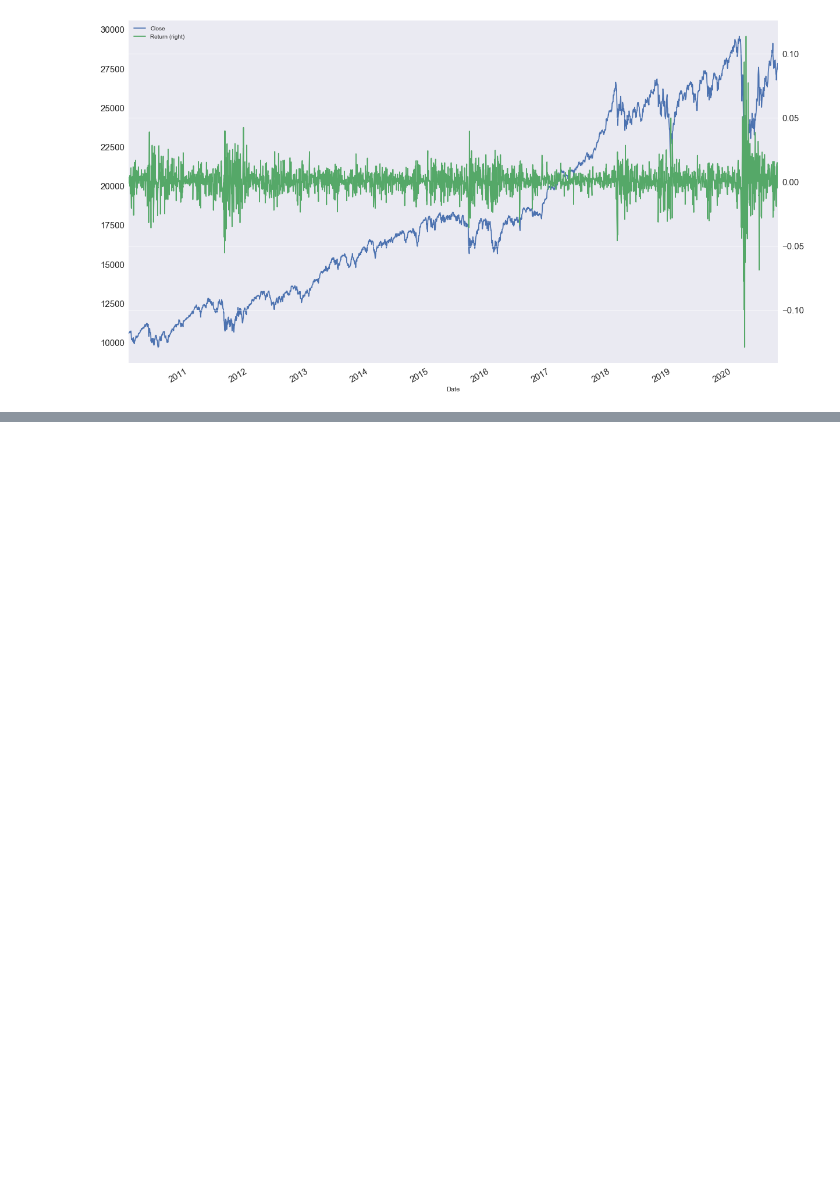
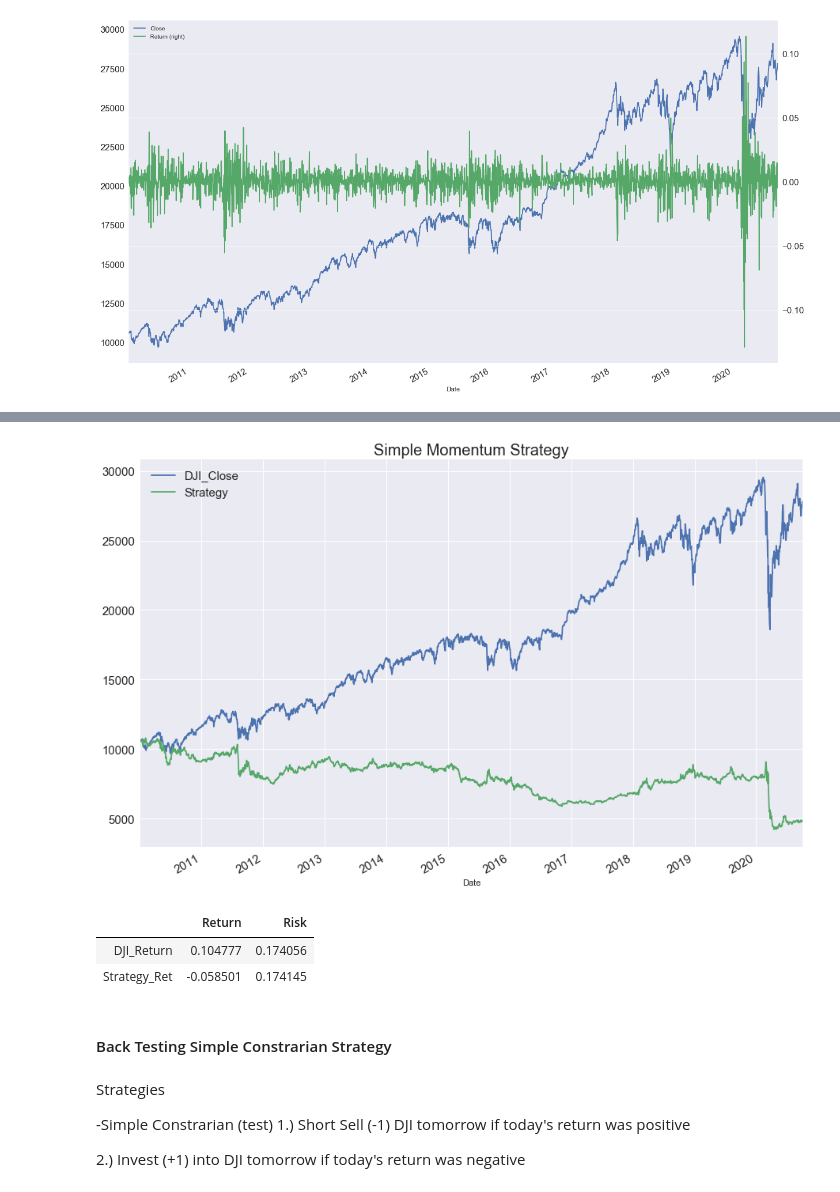
Before and after one commit to Dantarshi/DJI--Trading-Strategies-, a Jupyter notebook: DJI Strategy.ipynb, the cells around one changed output, grey strips where cells are left out. Saved outputs shown, nothing was run; the diff lists cells and outputs as text; code cells hidden in the pictures; blank space fills up the shorter version.

```diff
--- a/DJI Strategy.ipynb
+++ b/DJI Strategy.ipynb
@@ -486,3 +486,7 @@ df_dji.plot(figsize = (20, 12), secondary_y = "Return", mark_right = True, fonts
 plt.show()
 # %% [output]
 [figure]
+# %%
+# renaming the columns for clarity
+df_dji.rename(columns = {"Close":"DJI_Close", "Return":"DJI_Return"}, inplace = True)
+df_dji
@@ -488,0 +526,4 @@ plt.show()
+# %%
+#  Identifying the positions
+df_dji["position"] = np.sign(df_dji["DJI_Return"])
+df_dji
@@ -488,0 +545,4 @@ plt.show()
+# %%
+# Adding our strategy return to the dataset
+df_dji["Strategy_Ret"] = df_dji["position"].shift() * df_dji["DJI_Return"]
+df_dji
@@ -488,0 +564,5 @@ plt.show()
+# %%
+# Adding a cumulative product
+df_dji.Strategy_Ret.add(1, fill_value = 0).cumprod()
+df_dji["Strategy"] = df_dji.Strategy_Ret.add(1, fill_value = 0).cumprod()*df_dji.iloc[0,0]
+df_dji
@@ -488,0 +584,8 @@ plt.show()
+# %%
+# Plotting DJI and our strategy to visualize the performances
+df_dji[["DJI_Close", "Strategy"]].plot(figsize = (15,10), fontsize =15)
+plt.title("Simple Momentum Strategy", fontsize = 20)
+plt.legend(fontsize = 15)
+plt.show()
+# %% [output]
+[figure, added]
@@ -488,0 +601,16 @@ plt.show()
+# %%
+# Call the function
+summary_ann(df_dji[["DJI_Return", "Strategy_Ret"]])
+# %% [output]
+|  | Return | Risk |
+| DJI_Return | 0.104777 | 0.174056 |
+| Strategy_Ret | -0.058501 | 0.174145 |
+# %% [markdown]
+#### Back Testing Simple Constrarian Strategy
+# %% [markdown]
+Strategies
+
+-Simple Constrarian (test)
+1.) Short Sell (-1) DJI tomorrow if today's return was positive
+
+2.) Invest (+1) into DJI tomorrow if today's return was negative
```
Also changed, not shown: parts of 17 cells of this notebook.
